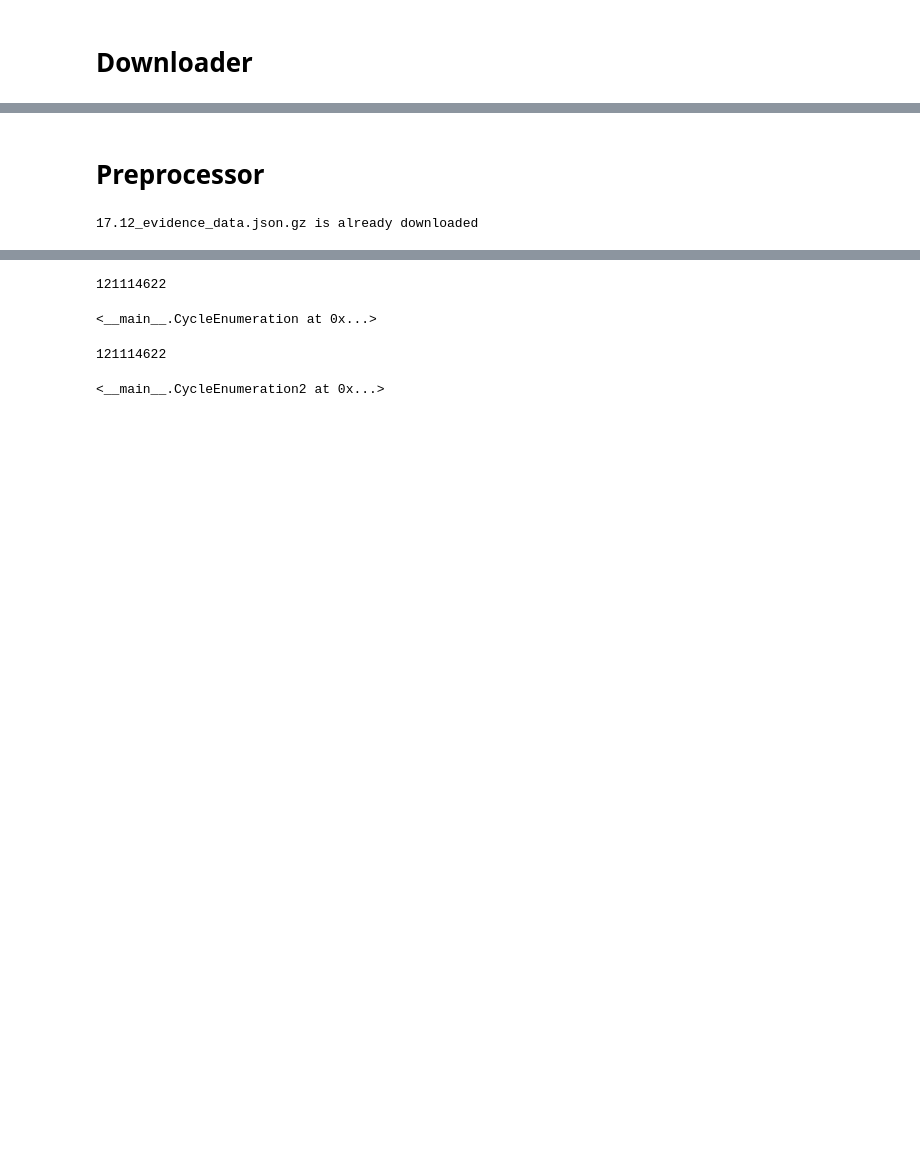
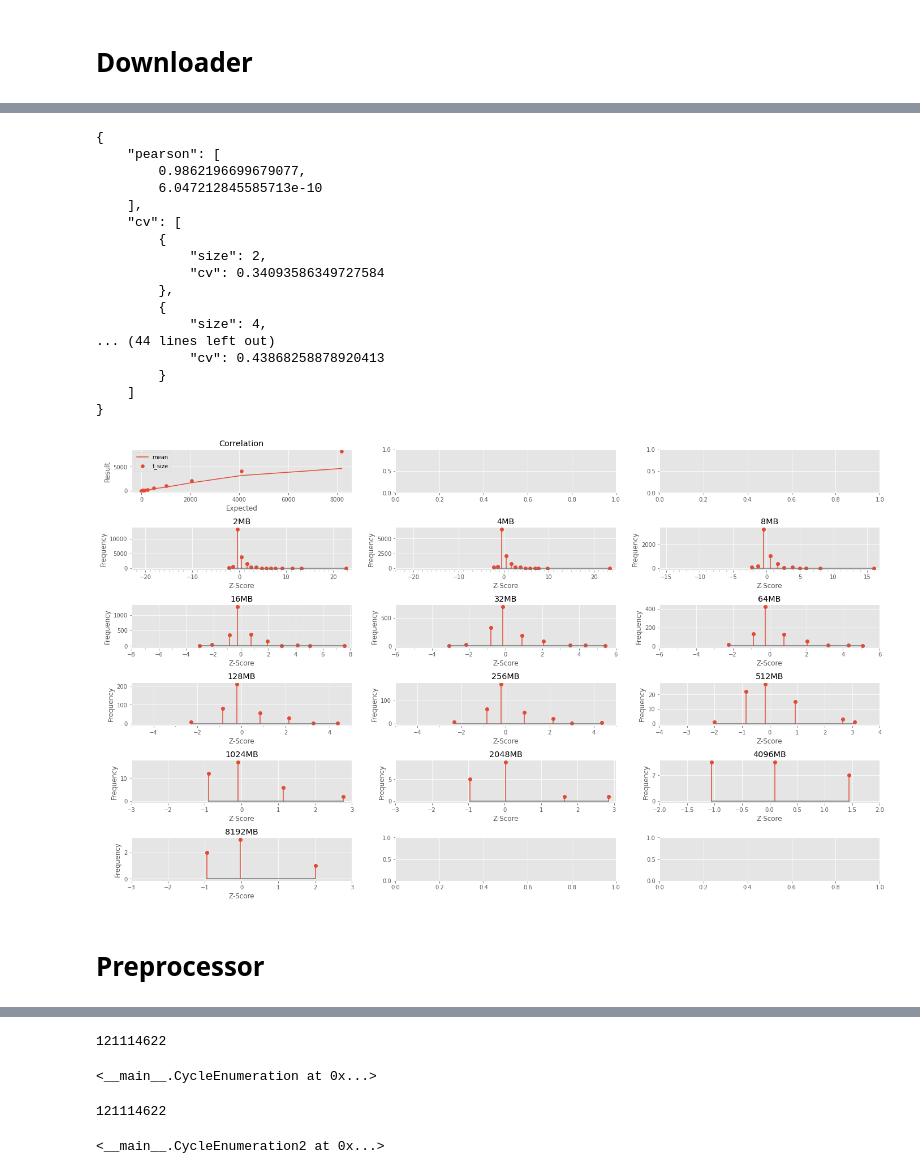
Before and after one commit to AlyShmahell/biomalumat, a Jupyter notebook: weirdtargets2020.ipynb, the cells around one changed output, grey strips where cells are left out. Saved outputs shown, nothing was run; the diff lists cells and outputs as text; code cells hidden in the pictures; blank space fills up the shorter version.

```diff
--- a/weirdtargets2020.ipynb
+++ b/weirdtargets2020.ipynb
@@ -92,3 +247,24 @@ def downloader(url):
+# %%
+test(probe, maxsuba)
+# %% [output]
+{
+    "pearson": [
+        0.9862196699679077,
+        6.047212845585713e-10
+    ],
+    "cv": [
+        {
+            "size": 2,
+            "cv": 0.34093586349727584
+        },
+        {
+            "size": 4,
+... (44 lines left out)
+            "cv": 0.43868258878920413
+        }
+    ]
+}
+[figure, added]
 # %% [markdown]
 # Preprocessor
 # %%
@@ -144,12 +313,10 @@ class Prerocessor:
 # %%
 %timeit
 data = Prerocessor(
-    'https://storage.googleapis.com/open-targets-data-releases/17.12/17.12_evidence_data.json.gz',
+    probe,
     {
         "target" : ["target", "id"],
         "disease": ["disease", "id"],
         "score":   ["scores", "association_score"]
     }
 )
-# %% [output]
-17.12_evidence_data.json.gz is already downloaded
```
Also changed, not shown: parts of 22 cells of this notebook.
